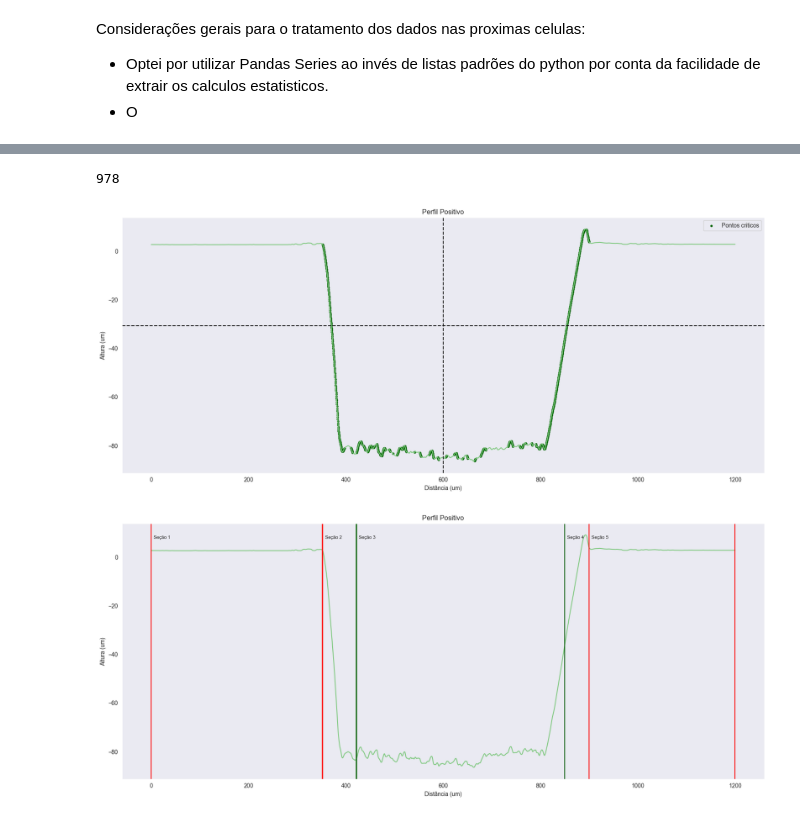
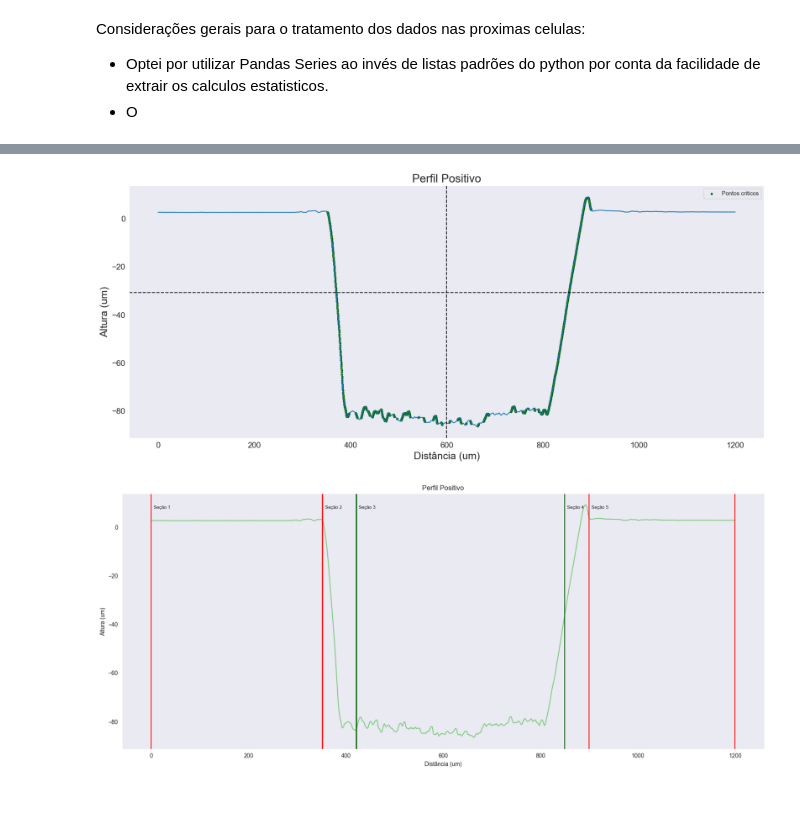
Before and after one commit to Pidoviski/calculadora_de_rugosidade, a Jupyter notebook: main.ipynb, the cells around one changed output, grey strips where cells are left out. Drawn from its saved outputs; the diff is of its cells as text; code cells hidden in the pictures.

```diff
--- a/main.ipynb
+++ b/main.ipynb
@@ -297,7 +297,6 @@ class DektakLoad:
                                         subsubitem.data['unit_symbol_y'] + 'y')
                     break
             if plot:
-                teste = dim2.data['value']
                 plt.imshow(mat.data['data']*scale.data['value'],
                            extent=[0,dim2.data['value'],
                                    0,dim1.data['value']])
@@ -308,9 +307,9 @@ class DektakLoad:
                            np.shape(mat.data['data'])[1])
             ys=np.linspace(0, dim1.data['value'],
                            np.shape(mat.data['data'])[0])
-            return (xs, ys, zs, teste)
+            return (xs, ys, zs)
         else:
-            return None, None, None, None
+            return None, None, None
 
     def get_metadata(self):
         for item in self.items:
@@ -338,7 +337,7 @@ import numpy as np
 corte = 150  #Perfil 1D de corte
 
 sns.set_style('dark')
-sns.set_palette('Accent')
+sns.set_palette('tab10')
 
 loader = DektakLoad('T1A/T1A_90graus_Positivo.OPDx')
 x,y,z,teste = loader.get_data_2D()
@@ -433,23 +413,34 @@ print(indices_criticos)
 # %%
-print(len(indices_criticos))
+indices_criticos = []
+
+
+for i in range(len(altura)):
+    if i <= 2 or i >= (len(altura) - 3):
+        pass
+    else:
+        s = (altura[i+3] - altura[i-3])
+        if (s > 0.5) or (s < -0.5):
+            indices_criticos.append(i)
 
 ax = sns.lineplot(y = altura, x = y)
 ax.figure.set_size_inches(20,8)
-ax.set_title("Perfil %s"%Perfil)
-ax.set(xlabel = "Distância (um)", ylabel = "Altura (um)")
+ax.set_title("Perfil %s"%Perfil, fontsize = 20)
+ax.set_xlabel("Distância (um)",  fontsize = 18)
+ax.set_ylabel("Altura (um)",  fontsize = 18)
+ax.xaxis.set_tick_params(labelsize=14)
+ax.yaxis.set_tick_params(labelsize=14)
 
 for i in range(len(indices_criticos)):
     if i == (len(indices_criticos) - 1):
         plt.scatter(x=y[indices_criticos[i]], y = altura[indices_criticos[i]] ,c='darkgreen', s = 9, label = 'Pontos criticos')
     else:
         plt.scatter(x=y[indices_criticos[i]], y = altura[indices_criticos[i]] ,c='darkgreen', s = 9)
 plt.axvline(y.mean(), color = 'black', linestyle = '--')
 plt.axhline(altura.mean(), color = 'black', linestyle = '--')
 plt.legend(loc = 'upper right')
 plt.show()
 # %% [output]
-978
-[figure, old version]
+[figure, new version]
 # %%
 def AchaMenor(beta, alcance, div):
     m=0
```
Also changed, not shown: parts of 5 cells of this notebook.
